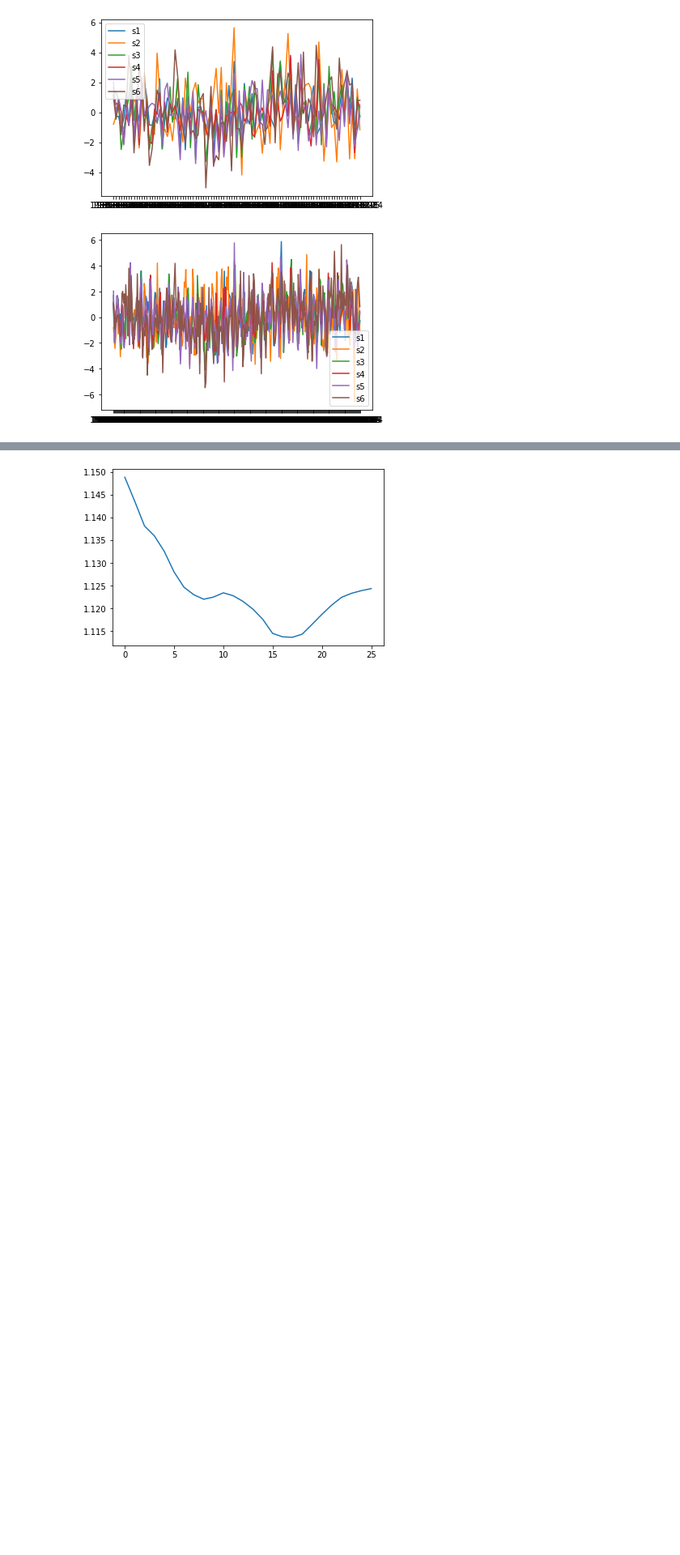
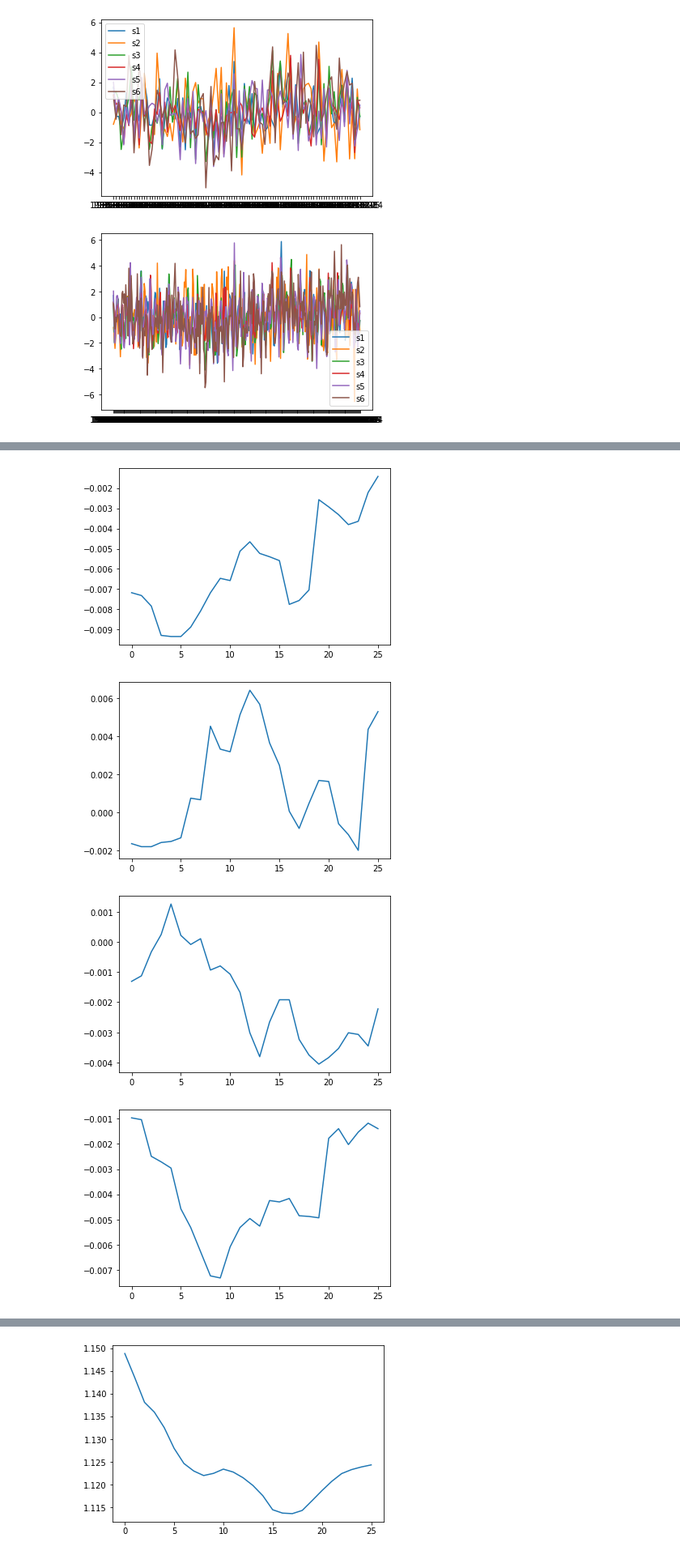
Before and after one commit to BenedettaFrancesconi/GenHack_challenge, a Jupyter notebook: notebooks/Data_Exploration.ipynb, the cells around one changed output, grey strips where cells are left out. Shown at 81% size. Saved outputs shown, nothing was run; the diff lists cells and outputs as text; code cells hidden in the pictures; blank space fills up the shorter version.

```diff
--- a/notebooks/Data_Exploration.ipynb
+++ b/notebooks/Data_Exploration.ipynb
@@ -63,0 +81,30 @@ plt.show()
+# %%
+df['s1_diff'] = df['s1'].diff(1)
+df['s2_diff'] = df['s2'].diff(1)
+df['s3_diff'] = df['s3'].diff(1)
+df['s4_diff'] = df['s4'].diff(1)
+df['s5_diff'] = df['s5'].diff(1)
+df['s6_diff'] = df['s6'].diff(1)
+
+
+plt.plot([df['s1_diff'][x:x+365].mean() for x in range(26)])
+plt.show()
+plt.plot([df['s2_diff'][x:x+365].mean() for x in range(26)])
+plt.show()
+
+plt.plot([df['s3_diff'][x:x+365].mean() for x in range(26)])
+plt.show()
+
+plt.plot([df['s4_diff'][x:x+365].mean() for x in range(26)])
+plt.show()
+
+plt.plot([df['s5_diff'][x:x+365].mean() for x in range(26)])
+plt.show()
+
+plt.plot([df['s6_diff'][x:x+365].mean() for x in range(26)])
+plt.show()
+# %% [output]
+[figure, added]
+[figure, added]
+[figure, added]
+[figure, added]
```
Also changed, not shown: parts of 13 cells of this notebook.
